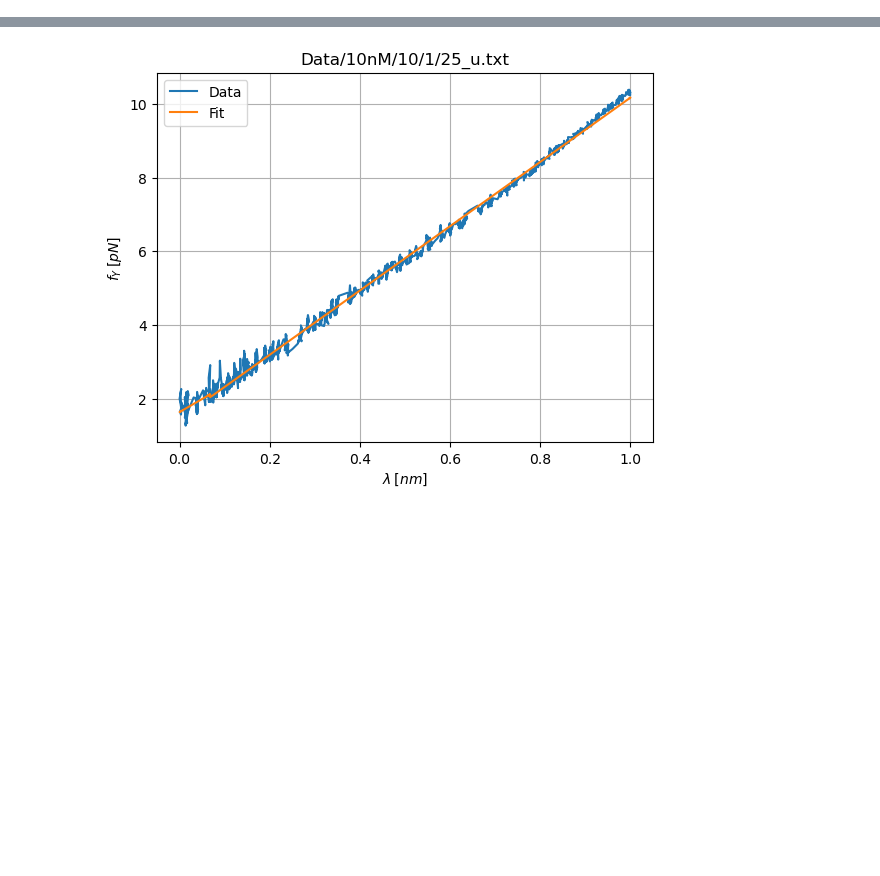
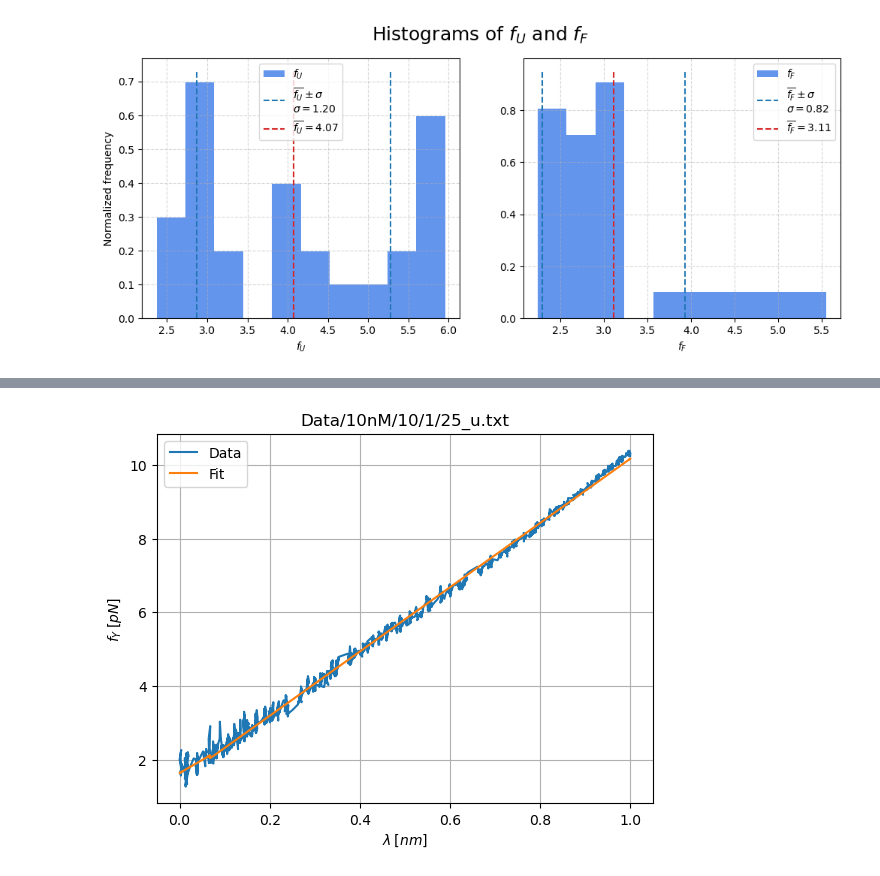
Before and after one commit to RiccardoTancredi/FluctuationTheorem, a Jupyter notebook: 10nM_f_max_10.ipynb, the cells around one changed output, grey strips where cells are left out. Cells and saved outputs as stored; diff of their text form; code cells hidden in the pictures; blank space fills up the shorter version.

```diff
--- a/10nM_f_max_10.ipynb
+++ b/10nM_f_max_10.ipynb
@@ -63,0 +207,31 @@ Saving results...
+# %%
+fig, ax = plt.subplots(1, 2, figsize=(12, 4.5))
+to_plot_f_rupture = [
+    np.array([value['f_rupture'] for molecule in molecules
+              for _, value in data[molecule]['U'].items()
+              if value['fileName'] in metaFile]),
+    np.array([value['f_rupture'] for molecule in molecules
+              for _, value in data[molecule]['F'].items()
+              if value['fileName'] in metaFile])
+]
+labels = ['f_U', 'f_F']
+for ii in range(2):
+    ax[ii].hist(to_plot_f_rupture[ii], bins=10, density=True,
+                color='cornflowerblue', label=fr'${labels[ii]}$')
+    y_lim = ax[ii].get_ylim()
+    ax[ii].vlines(np.mean(to_plot_f_rupture[ii][to_plot_f_rupture[ii] != 0])+np.std(to_plot_f_rupture[ii][to_plot_f_rupture[ii] != 0]),
+                  *y_lim, color='tab:blue', ls='--',
+                  label=r'$\overline{'+f'{labels[ii]}'+r'}\pm \sigma$'+f'\n'+fr'$\sigma={np.std(to_plot_f_rupture[ii][to_plot_f_rupture[ii] != 0]):.2f}$')
+    ax[ii].vlines(np.mean(to_plot_f_rupture[ii][to_plot_f_rupture[ii] != 0])-np.std(to_plot_f_rupture[ii]),
+                  *y_lim, color='tab:blue', ls='--', label=None)
+    ax[ii].vlines(np.mean(to_plot_f_rupture[ii][to_plot_f_rupture[ii] != 0]),
+                  *y_lim, color='tab:red', ls='--',
+                  label=r'$\overline{'+f'{labels[ii]}'+r'}=$'+f'{np.mean(to_plot_f_rupture[ii][to_plot_f_rupture[ii] != 0]):.2f}')
+    ax[ii].set_xlabel(fr'${labels[ii]}$')
+    ax[ii].set_ylabel(r'Normalized frequency') if ii == 0 else None
+    ax[ii].grid(ls='--', alpha=0.5)
+    ax[ii].legend(loc='best')
+plt.suptitle(r'Histograms of $f_U$ and $f_F$', fontsize=18)
+plt.show()
+# %% [output]
+[figure, added]
```
Also changed, not shown: parts of 35 cells of this notebook, 8 other files.
